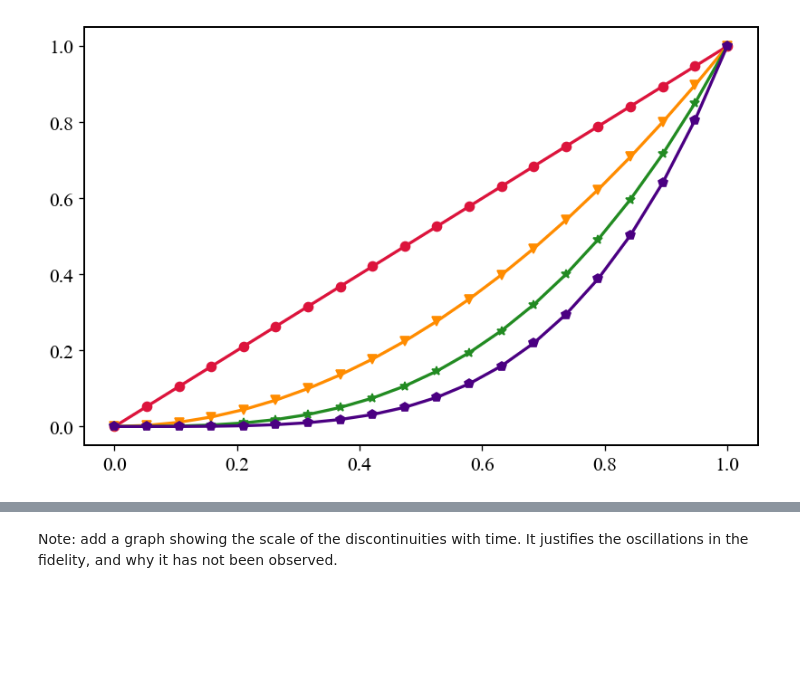
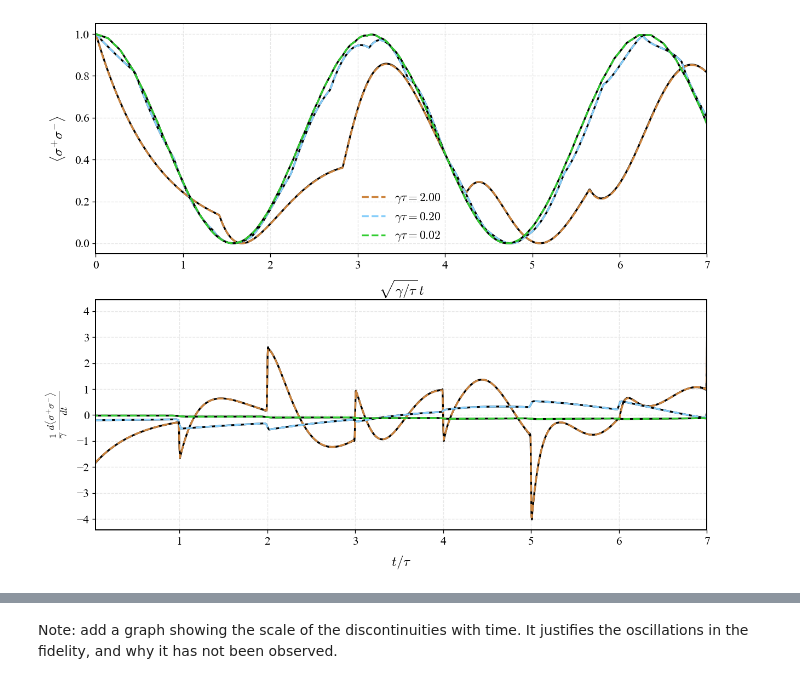
Before and after one commit to Taitoos2/non_markovian_qubit_swap, a Jupyter notebook: Idea_1.ipynb, the cells around one changed output, grey strips where cells are left out. Saved outputs shown, nothing was run; the diff lists cells and outputs as text; code cells hidden in the pictures; blank space fills up the shorter version.

```diff
--- a/Idea_1.ipynb
+++ b/Idea_1.ipynb
@@ -20,11 +13,52 @@ plt.rcParams['font.size'] = 14
-# %%
-marker_cycle=['o','v','*','p']
-color_cycle= ['crimson','darkorange','forestgreen','indigo',]
-x=np.linspace(0,1,20)
-
-for i in range(0,4):
-    plt.plot(x,x**(i+1),color=color_cycle[i],marker=marker_cycle[i])
-plt.grid()
-plt.show()
-# %% [output]
-[figure, removed]
+# %%
+plt.rcParams['font.family'] = 'Times New Roman'
+plt.rcParams['mathtext.fontset'] = 'cm'
+plt.rcParams['mathtext.rm'] = 'serif'
+plt.rcParams['font.size'] = 20
+# %%
+from aux_funs import DDE_analytical,run_ww_simulation
+from mpl_toolkits.axes_grid1.inset_locator import inset_axes
+
+gamma_list = [2,0.2,0.02]
+tau = 1
+n_steps = 2000
+
+fig,axs = plt.subplots(2,1,figsize=(12,10))
+color_cycle = ['peru','lightskyblue','limegreen']
+
+for  i,gamma in enumerate(gamma_list):
+	freq_ref = np.sqrt(gamma/tau)
+	T = 2*np.pi/freq_ref
+	t_max = 2.3*T
+	t = np.linspace(0,t_max,n_steps)
+	e=np.abs(DDE_analytical(gamma=gamma,tau=tau,t=t,phi=0))**2
+	_,e_ww = run_ww_simulation(t_max=t_max,gamma=gamma,Delta=100,L=0.5,c=1,n_modes=150,n_steps=n_steps)
+	de_dt = np.gradient(e,t)
+	de_dt_ww = np.gradient(e_ww,t)
+
+	axs[0].plot(freq_ref*t,e_ww,color='k')
+	axs[0].plot(freq_ref*t,e,color=color_cycle[i],linestyle='dashed',label=rf"$\gamma \tau = {gamma*tau:.2f}$")
+
+
+
+	axs[1].plot(t/tau,de_dt_ww,color='k')
+	axs[1].plot(t/tau,de_dt,color=color_cycle[i],linestyle='dashed',label=rf"$\gamma \tau = {gamma*tau:.2f}$")
+
+
+
+
+axs[0].set_xlabel(r"$\sqrt{ \gamma / \tau } \,  t $")
+axs[0].set_ylabel(r"$\langle \sigma^{+} \sigma^{-} \rangle $")
+axs[0].set_xlim(0,7)
+axs[0].legend()
+
+axs[1].set_xlabel(r"$t /\tau  $")
+axs[1].set_ylabel(r"$\frac{1}{\gamma}\,  \frac{d  \langle 	\sigma^{+}\sigma^{-}\rangle }{dt} $")
+axs[1].set_xlim(0.05,7)
+#axs[1].set_ylim(-8,3)
+
+
+# fig.savefig('figure_1_new.pdf')
+plt.show()
+# %% [output]
+[figure, added]
```
Also changed, not shown: parts of 9 cells of this notebook, 12 other files.
